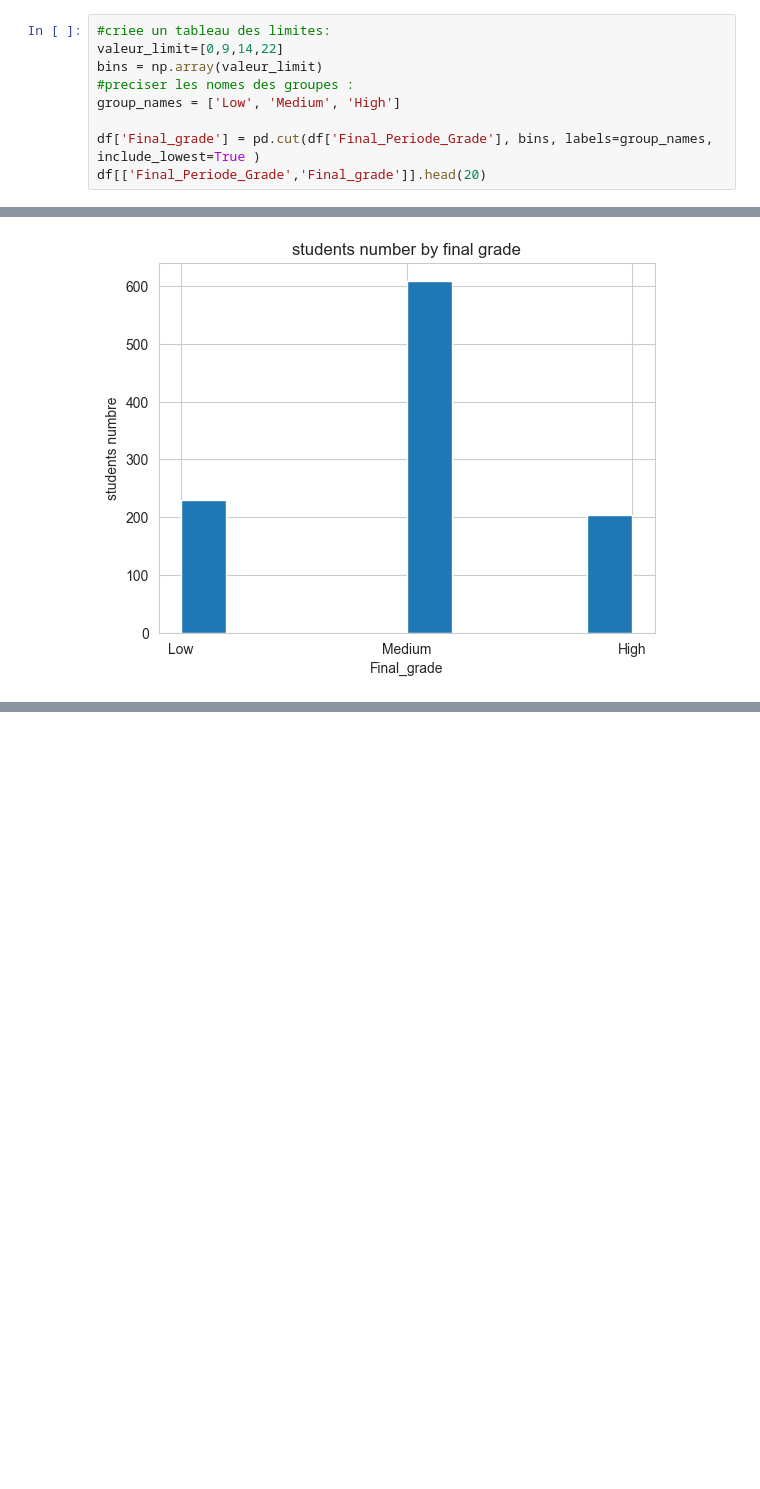
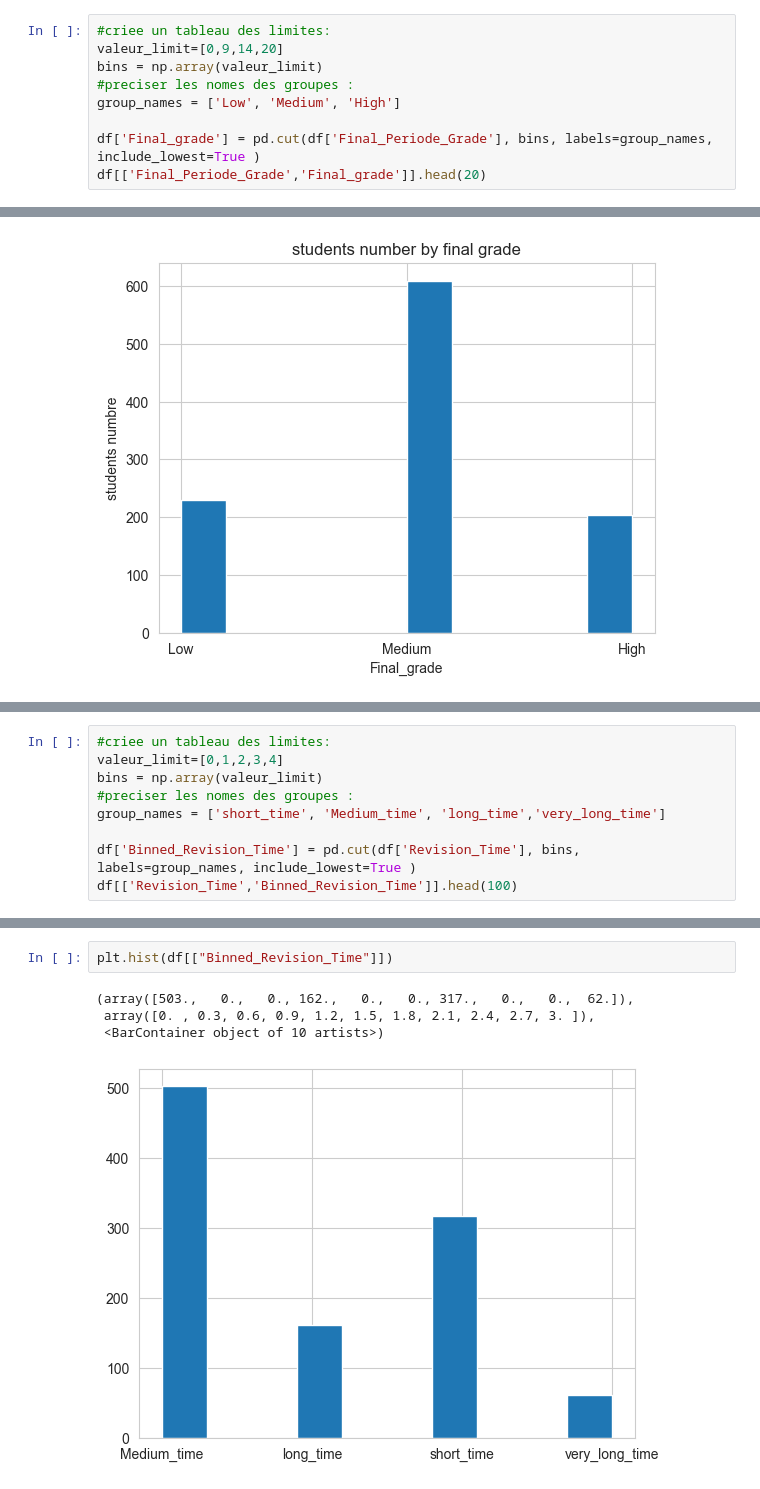
Before and after one commit to AyoubSamy/performance_student_analysis_project, a Jupyter notebook: notebook/notbook1.ipynb, the cells around one changed output, grey strips where cells are left out. Saved outputs shown, nothing was run; the diff lists cells and outputs as text; blank space fills up the shorter version.

```diff
--- a/notebook/notbook1.ipynb
+++ b/notebook/notbook1.ipynb
@@ -228,7 +248,7 @@ data  Binning:
 la creation de la column "Final_grade" = ['Low', 'Medium', 'High']
 # %%
 #criee un tableau des limites:
-valeur_limit=[0,9,14,22]
+valeur_limit=[0,9,14,20]
 bins = np.array(valeur_limit)
 #preciser les nomes des groupes :
 group_names = ['Low', 'Medium', 'High']
@@ -294,0 +292,9 @@ lr = LogisticRegression(multi_class='multinomial', solver='newton-cg',fit_interc
+# %%
+#criee un tableau des limites:
+valeur_limit=[0,1,2,3,4]
+bins = np.array(valeur_limit)
+#preciser les nomes des groupes :
+group_names = ['short_time', 'Medium_time', 'long_time','very_long_time']
+
+df['Binned_Revision_Time'] = pd.cut(df['Revision_Time'], bins, labels=group_names, include_lowest=True )
+df[['Revision_Time','Binned_Revision_Time']].head(100)
@@ -294,0 +315,7 @@ lr = LogisticRegression(multi_class='multinomial', solver='newton-cg',fit_interc
+# %%
+plt.hist(df[["Binned_Revision_Time"]])
+# %% [output]
+(array([503.,   0.,   0., 162.,   0.,   0., 317.,   0.,   0.,  62.]),
+ array([0. , 0.3, 0.6, 0.9, 1.2, 1.5, 1.8, 2.1, 2.4, 2.7, 3. ]),
+ <BarContainer object of 10 artists>)
+[figure, added]
```
Also changed, not shown: parts of 55 cells of this notebook, 1 other file.
